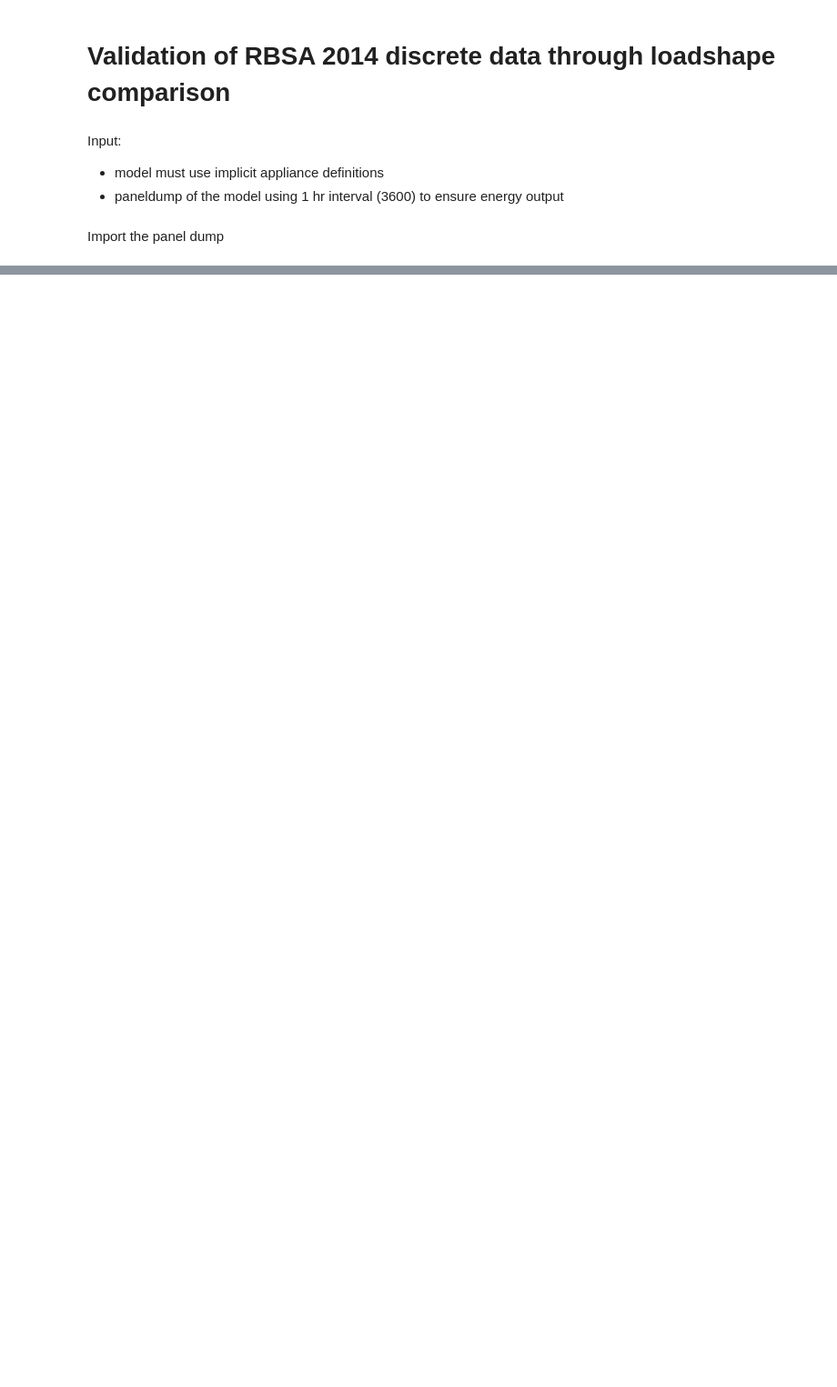
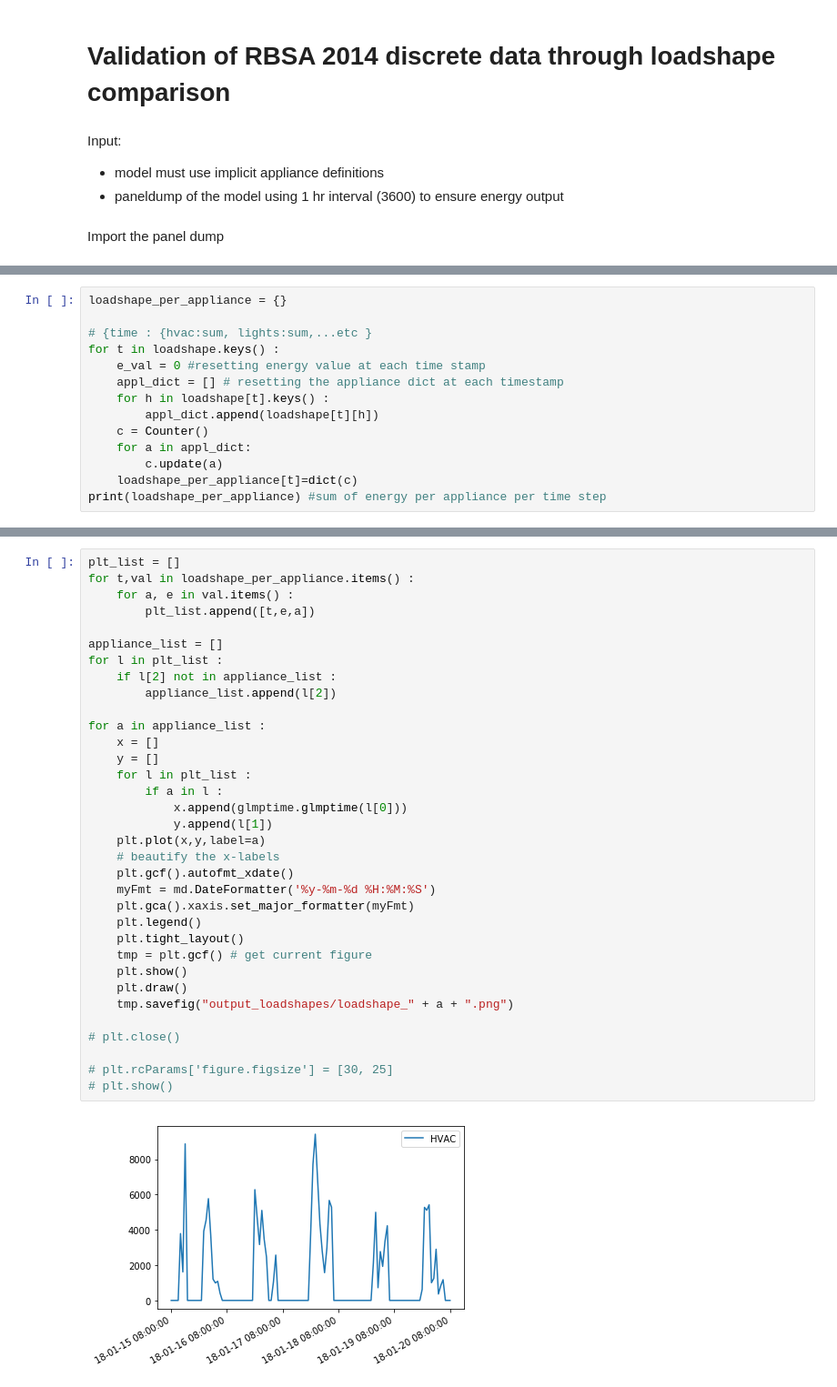
Before and after one commit to zreerz/electrification_study, a Jupyter notebook: RBSA2014_discrete_validation.ipynb, the cells around one changed output, grey strips where cells are left out. Shown at 91% size. Cells and saved outputs as stored; diff of their text form; blank space fills up the shorter version.

Commit message:
Generated model output loadshapes

```diff
--- a/RBSA2014_discrete_validation.ipynb
+++ b/RBSA2014_discrete_validation.ipynb
@@ -55,0 +63,14 @@ loadshape_per_appliance = {}
+# %%
+loadshape_per_appliance = {}
+
+# {time : {hvac:sum, lights:sum,...etc }
+for t in loadshape.keys() :
+    e_val = 0 #resetting energy value at each time stamp
+    appl_dict = [] # resetting the appliance dict at each timestamp
+    for h in loadshape[t].keys() :
+        appl_dict.append(loadshape[t][h])
+    c = Counter()
+    for a in appl_dict:
+        c.update(a)
+    loadshape_per_appliance[t]=dict(c)
+print(loadshape_per_appliance) #sum of energy per appliance per time step
@@ -55,0 +81,36 @@ loadshape_per_appliance = {}
+# %%
+plt_list = []
+for t,val in loadshape_per_appliance.items() :
+    for a, e in val.items() :
+        plt_list.append([t,e,a])
+
+appliance_list = []
+for l in plt_list :
+    if l[2] not in appliance_list :
+        appliance_list.append(l[2])
+
+for a in appliance_list :
+    x = []
+    y = []
+    for l in plt_list :
+        if a in l :
+            x.append(glmptime.glmptime(l[0]))
+            y.append(l[1])
+    plt.plot(x,y,label=a)
+    # beautify the x-labels
+    plt.gcf().autofmt_xdate()
+    myFmt = md.DateFormatter('%y-%m-%d %H:%M:%S')
+    plt.gca().xaxis.set_major_formatter(myFmt)
+    plt.legend()
+    plt.tight_layout()
+    tmp = plt.gcf() # get current figure
+    plt.show()
+    plt.draw()
+    tmp.savefig("output_loadshapes/loadshape_" + a + ".png")
+
+# plt.close()
+
+# plt.rcParams['figure.figsize'] = [30, 25]
+# plt.show()
+# %% [output]
+[figure, added]
```
Also changed, not shown: parts of 6 cells of this notebook, 12 other files.
